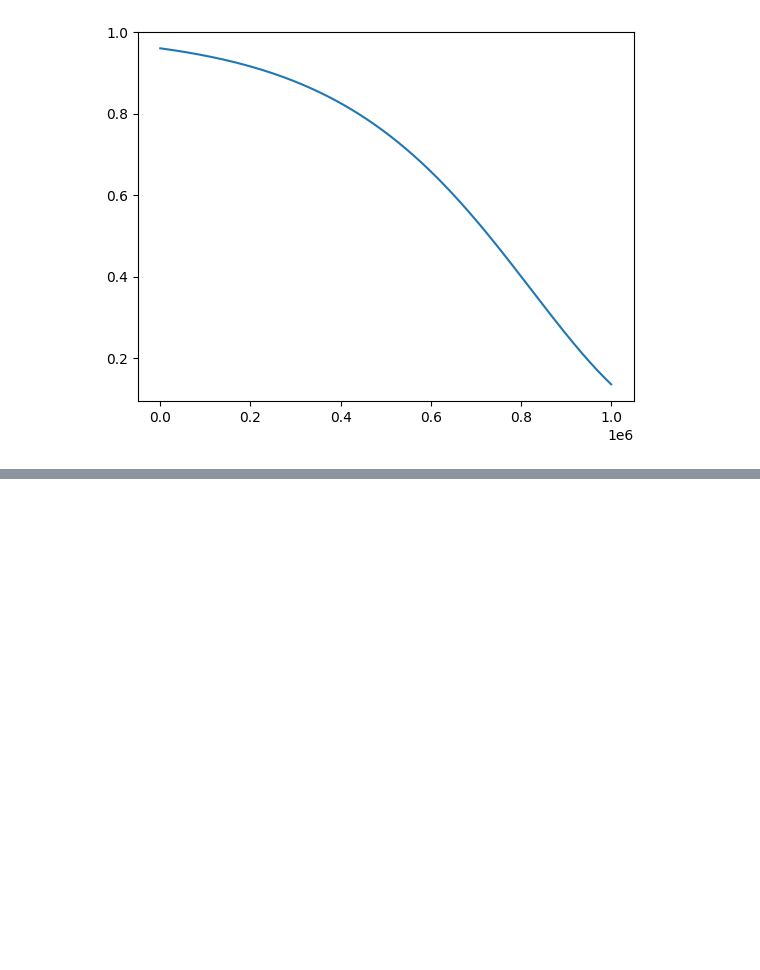
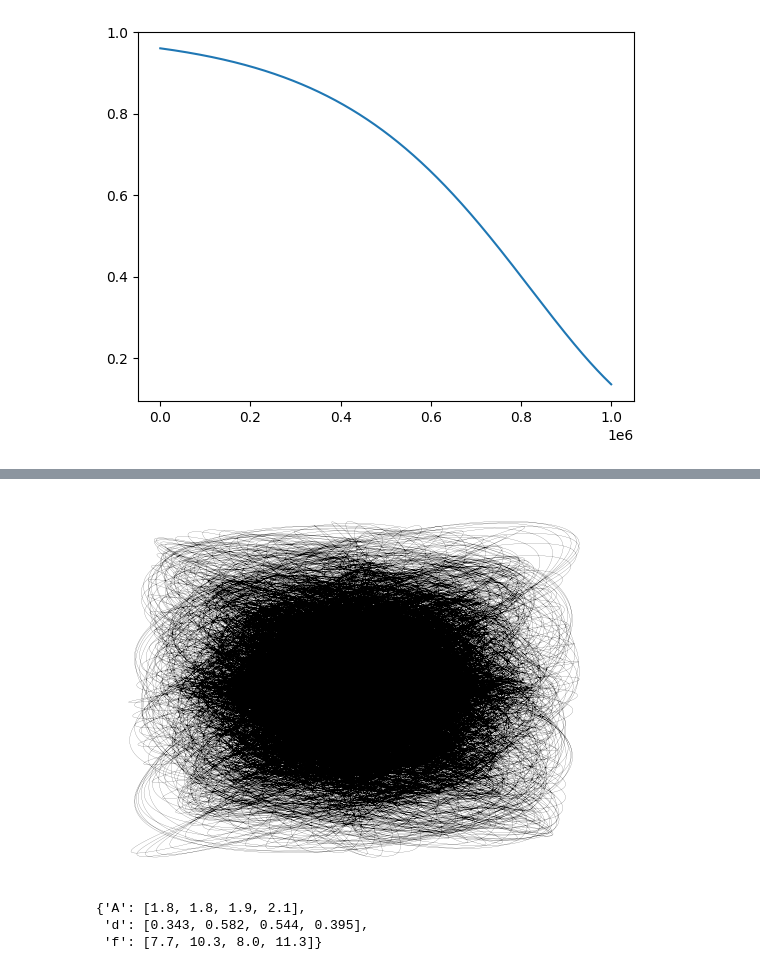
Before and after one commit to viktor-kertanov/master-math, a Jupyter notebook: ch1_harmonograph/Harmonograph.ipynb, the cells around one changed output, grey strips where cells are left out. Drawn from its saved outputs; the diff is of its cells as text; code cells hidden in the pictures; blank space fills up the shorter version.

Commit message:
Moved further into arithmetic basic course. Produced some Harmonograph experiments.

```diff
--- a/ch1_harmonograph/Harmonograph.ipynb
+++ b/ch1_harmonograph/Harmonograph.ipynb
@@ -52,0 +59,28 @@ plt.savefig('myfig.svg')
+# %%
+def hormonograph(A: list, d: list, f: list):
+    n = 1000000
+    t = np.logspace(np.log10(10), np.log10(500), n)
+    x = A[0]*np.sin(t*f[0])*np.exp(-d[0]*t) + A[1]*np.sin(t*f[1])*np.exp(-d[1]*t)
+    y = A[2]*np.sin(t*f[2])*np.exp(-d[2]*t) + A[3]*np.sin(t*f[3])*np.exp(-d[3]*t)
+
+    plt.plot(x, y, 'k', linewidth=.1)
+    plt.axis('off')
+
+    today_dir = f'img/{datetime.now().strftime("%y%m%d")}'
+    os.makedirs(today_dir, exist_ok=True)
+
+    plt.savefig(
+        join(
+            today_dir,
+            f'a__{A[0]}_{A[1]}_{A[2]}_{A[3]}-d_{d[0]}__{d[1]}_{d[2]}_{d[3]}-f_{f[0]}_{f[1]}__{f[2]}_{f[3]}.svg'
+        )
+    )
+# %%
+# testing the function
+A = [100, 99.5, 89.25, 85.65]
+d = [.003, .002, .003, .002]
+f = [50, 33.5, 22.1, 33.45]
+
+hormonograph(A, d, f)
+# %% [output]
+[figure, added]
@@ -52,0 +130,7 @@ plt.savefig('myfig.svg')
+# %%
+# tesing the hormonograph parameters maker
+harmonograph_parameters(a_sigma=0.2, d_sigma=0.3, f_sigma=0.5)
+# %% [output]
+{'A': [1.8, 1.8, 1.9, 2.1],
+ 'd': [0.343, 0.582, 0.544, 0.395],
+ 'f': [7.7, 10.3, 8.0, 11.3]}
```
Also changed, not shown: parts of 6 cells of this notebook, 36 other files.
